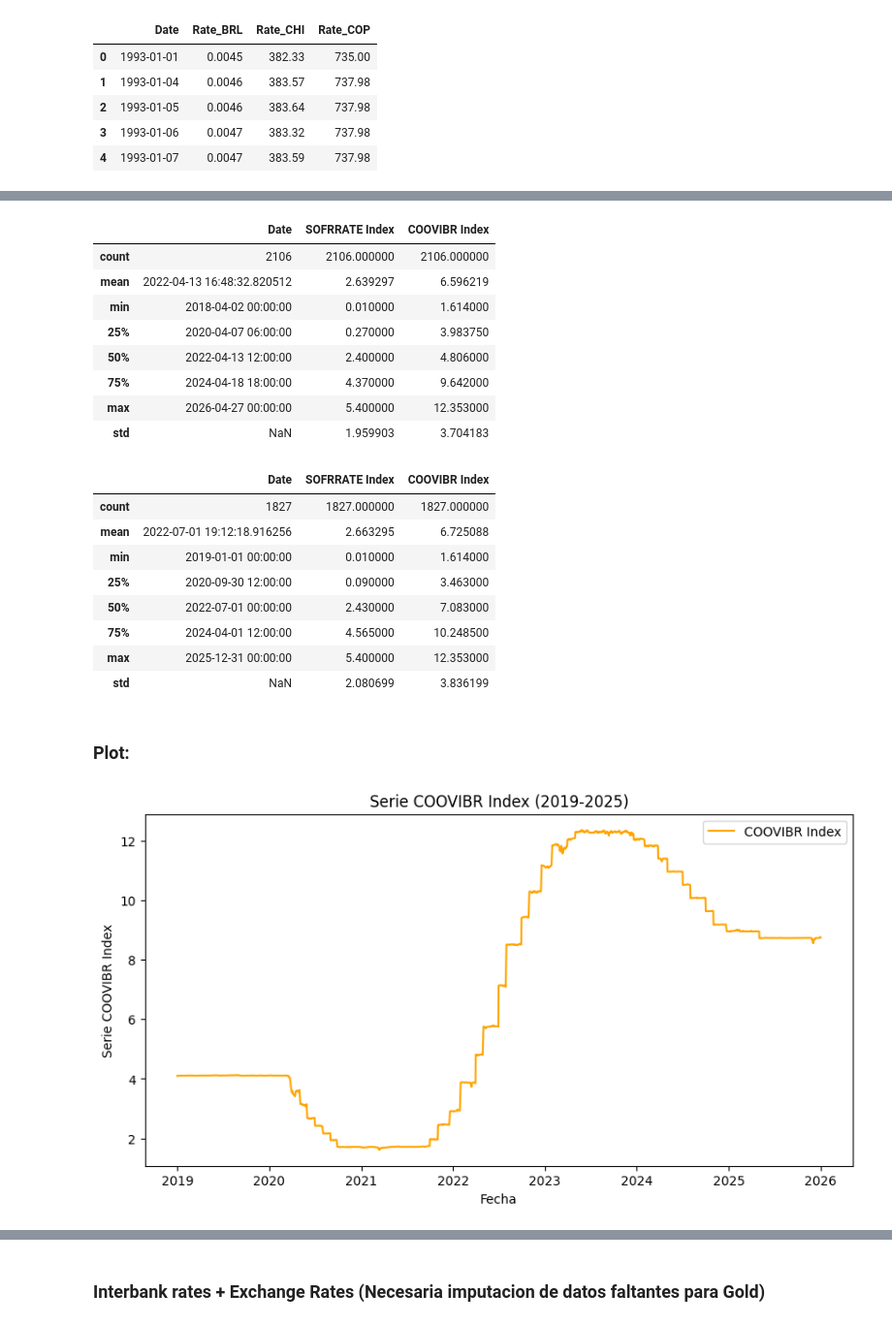
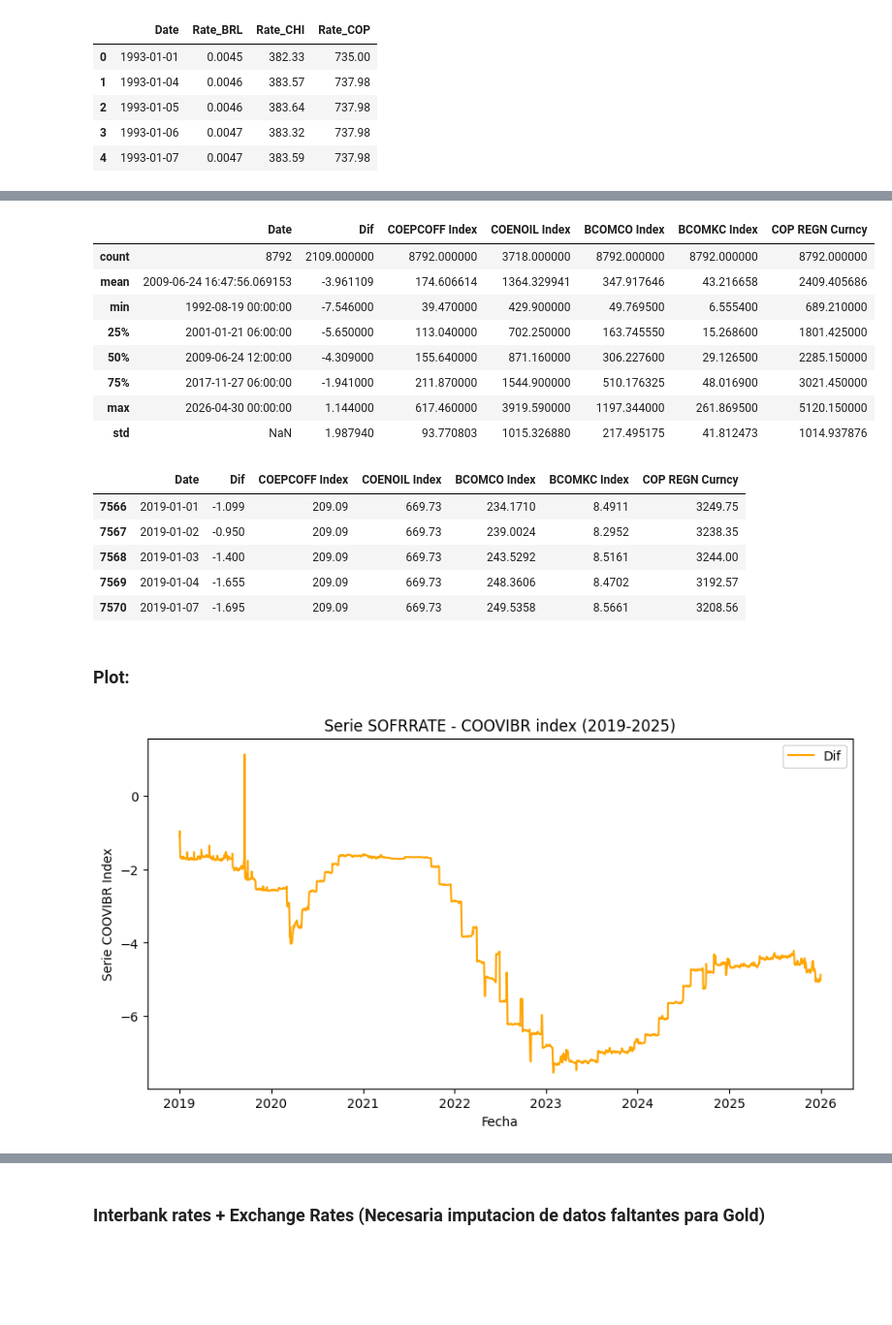
Before and after one commit to oscardi777/Test-Codigos, a Jupyter notebook: Data_predict/data_caracteristica.ipynb, the cells around one changed output, grey strips where cells are left out. Shown at 97% size. Saved outputs shown, nothing was run; the diff lists cells and outputs as text; code cells hidden in the pictures; blank space fills up the shorter version.

```diff
--- a/Data_predict/data_caracteristica.ipynb
+++ b/Data_predict/data_caracteristica.ipynb
@@ -69,43 +60,40 @@ df_rates.describe()
 # %%
-df_nonNan = df_rates.dropna(subset=["SOFRRATE Index", "COOVIBR Index"])
+df_nonNan = df_comodities_interbank.dropna(subset=["COP REGN Curncy"])
 
 df_nonNan.describe()
 # %% [output]
-|  | Date | SOFRRATE Index | COOVIBR Index |
-| count | 2106 | 2106.000000 | 2106.000000 |
-| mean | 2022-04-13 16:48:32.820512 | 2.639297 | 6.596219 |
-| min | 2018-04-02 00:00:00 | 0.010000 | 1.614000 |
-| 25% | 2020-04-07 06:00:00 | 0.270000 | 3.983750 |
-| 50% | 2022-04-13 12:00:00 | 2.400000 | 4.806000 |
-| 75% | 2024-04-18 18:00:00 | 4.370000 | 9.642000 |
-| max | 2026-04-27 00:00:00 | 5.400000 | 12.353000 |
-| std | NaN | 1.959903 | 3.704183 |
+|  | Date | Dif | COEPCOFF Index | COENOIL Index | BCOMCO Index | BCOMKC Index | COP REGN Curncy |
+| count | 8792 | 2109.000000 | 8792.000000 | 3718.000000 | 8792.000000 | 8792.000000 | 8792.000000 |
+| mean | 2009-06-24 16:47:56.069153 | -3.961109 | 174.606614 | 1364.329941 | 347.917646 | 43.216658 | 2409.405686 |
+| min | 1992-08-19 00:00:00 | -7.546000 | 39.470000 | 429.900000 | 49.769500 | 6.555400 | 689.210000 |
+| 25% | 2001-01-21 06:00:00 | -5.650000 | 113.040000 | 702.250000 | 163.745550 | 15.268600 | 1801.425000 |
+| 50% | 2009-06-24 12:00:00 | -4.309000 | 155.640000 | 871.160000 | 306.227600 | 29.126500 | 2285.150000 |
+| 75% | 2017-11-27 06:00:00 | -1.941000 | 211.870000 | 1544.900000 | 510.176325 | 48.016900 | 3021.450000 |
+| max | 2026-04-30 00:00:00 | 1.144000 | 617.460000 | 3919.590000 | 1197.344000 | 261.869500 | 5120.150000 |
+| std | NaN | 1.987940 | 93.770803 | 1015.326880 | 217.495175 | 41.812473 | 1014.937876 |
 # %%
-df_rates_2019_2025 = df_rates[(df_rates["Date"] >= "2019-01-01") & (df_rates["Date"] <= "2025-12-31")]
+df_comoditiedf_comodities_interbank_2019_2025 =df_comodities_interbank[(df_comodities_interbank["Date"] >= "2019-01-01") & (df_comodities_interbank["Date"] <= "2025-12-31")]
 
-df_rates_2019_2025.describe()
+df_comoditiedf_comodities_interbank_2019_2025.head()
 # %% [output]
-|  | Date | SOFRRATE Index | COOVIBR Index |
-| count | 1827 | 1827.000000 | 1827.000000 |
-| mean | 2022-07-01 19:12:18.916256 | 2.663295 | 6.725088 |
-| min | 2019-01-01 00:00:00 | 0.010000 | 1.614000 |
-| 25% | 2020-09-30 12:00:00 | 0.090000 | 3.463000 |
-| 50% | 2022-07-01 00:00:00 | 2.430000 | 7.083000 |
-| 75% | 2024-04-01 12:00:00 | 4.565000 | 10.248500 |
-| max | 2025-12-31 00:00:00 | 5.400000 | 12.353000 |
-| std | NaN | 2.080699 | 3.836199 |
+|  | Date | Dif | COEPCOFF Index | COENOIL Index | BCOMCO Index | BCOMKC Index | COP REGN Curncy |
+| 7566 | 2019-01-01 | -1.099 | 209.09 | 669.73 | 234.1710 | 8.4911 | 3249.75 |
+| 7567 | 2019-01-02 | -0.950 | 209.09 | 669.73 | 239.0024 | 8.2952 | 3238.35 |
+| 7568 | 2019-01-03 | -1.400 | 209.09 | 669.73 | 243.5292 | 8.5161 | 3244.00 |
+| 7569 | 2019-01-04 | -1.655 | 209.09 | 669.73 | 248.3606 | 8.4702 | 3192.57 |
+| 7570 | 2019-01-07 | -1.695 | 209.09 | 669.73 | 249.5358 | 8.5661 | 3208.56 |
 # %% [markdown]
 ### Plot:
 # %%
-df = df_rates_2019_2025.copy()
+df = df_comoditiedf_comodities_interbank_2019_2025.copy()
 # %%
 plt.figure(figsize=(10, 5))
-plt.plot(df["Date"], df["COOVIBR Index"], label='COOVIBR Index', color='orange')
+plt.plot(df["Date"], df["Dif"], label='Dif', color='orange')
 
-plt.title('Serie COOVIBR Index (2019-2025)')
+plt.title('Serie SOFRRATE - COOVIBR index (2019-2025)')
 plt.xlabel('Fecha')
 plt.ylabel('Serie COOVIBR Index')
 plt.legend()
 plt.show()
 # %% [output]
-[figure, old version]
+[figure, new version]
```
Also changed, not shown: parts of 14 cells of this notebook, 3 other files.
